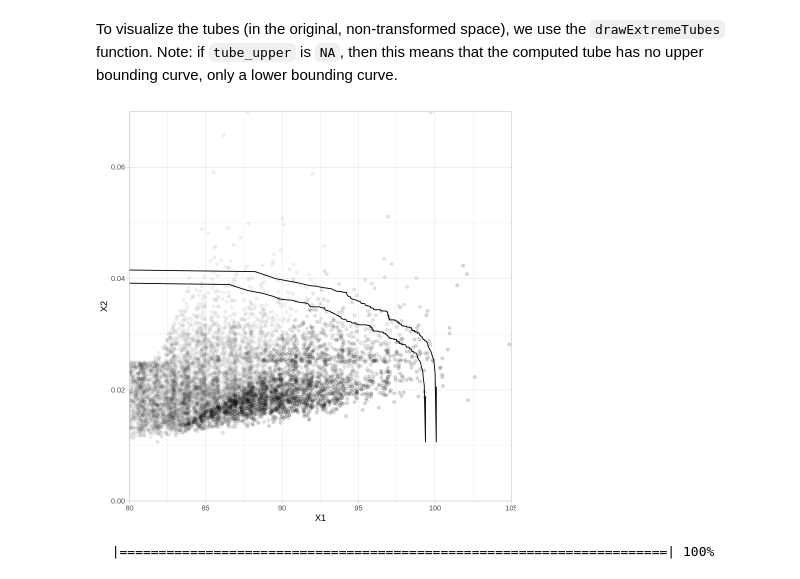
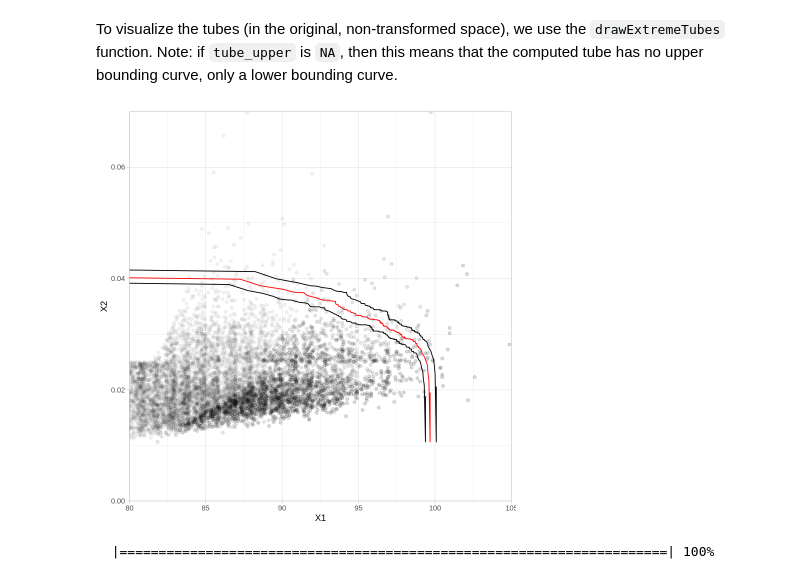
Before and after one commit to jbbutler/isolines_uq, a Jupyter notebook: notebooks/applications/Philly_tube_construction.ipynb, the cells around one changed output. Cells and saved outputs as stored; diff of their text form; code cells hidden in the pictures.

Commit message:
adding best estimates to notebook

```diff
--- a/notebooks/applications/Philly_tube_construction.ipynb
+++ b/notebooks/applications/Philly_tube_construction.ipynb
@@ -96,3 +98,9 @@ extreme_tube <- computeExtremeRegion(dat=dat,
+# %%
+transformed_dat <- data.frame(X1=extreme_tube$transform_func1(dat[,1]),
+                              X2=extreme_tube$transform_func2(dat[,2]))
+best_estimate_transformed <- drawExtremeIsoline(transformed_dat, p=0.005, n_coords=200, grid_lbs=c(0,0), gamma=gamma, xi=1)
+best_estimate_original <- data.frame(X1=extreme_tube$inv_transform_func1(best_estimate_transformed[,1]),
+                                     X2=extreme_tube$inv_transform_func2(best_estimate_transformed[,2]))
 # %% [markdown]
 To evaluate coverage of an isoline, we must set the `extreme` flag to true. This tells the function that our tubes were constructed in a transformed space, and that to evaluate coverage, we must transform the isoline first.
 # %% [markdown]
@@ -104,13 +112,14 @@ ext_lower <- drawn_tubes$tube_upper
 # %%
 plt <- ggplot() + geom_point(data=dat, aes(x=X1, y=X2), alpha=0.05) +
           geom_line(data=ext_lower, aes(x=X1, y=X2)) +
            geom_line(data=ext_upper, aes(x=X1, y=X2)) +
+           geom_line(data=best_estimate_original, aes(x=X1, y=X2), color='red') +
            coord_cartesian(xlim=c(80,105), ylim=c(0,.07), expand=0) +
            theme_light()
 
 plt
 # %% [output]
-[figure, old version]
+[figure, new version]
 # %%
 write.table(ext_upper, file = "/global/cfs/cdirs/m3318/HadISD/v342_202508p/cities/Philadelphia/aridity_ext_upper_005.dat", sep = "\t", row.names = FALSE, col.names = TRUE, quote = FALSE)
 write.table(ext_lower, file = "/global/cfs/cdirs/m3318/HadISD/v342_202508p/cities/Philadelphia/aridity_ext_lower_005.dat", sep = "\t", row.names = FALSE, col.names = TRUE, quote = FALSE)
```
Also changed, not shown: parts of 3 cells of this notebook.
